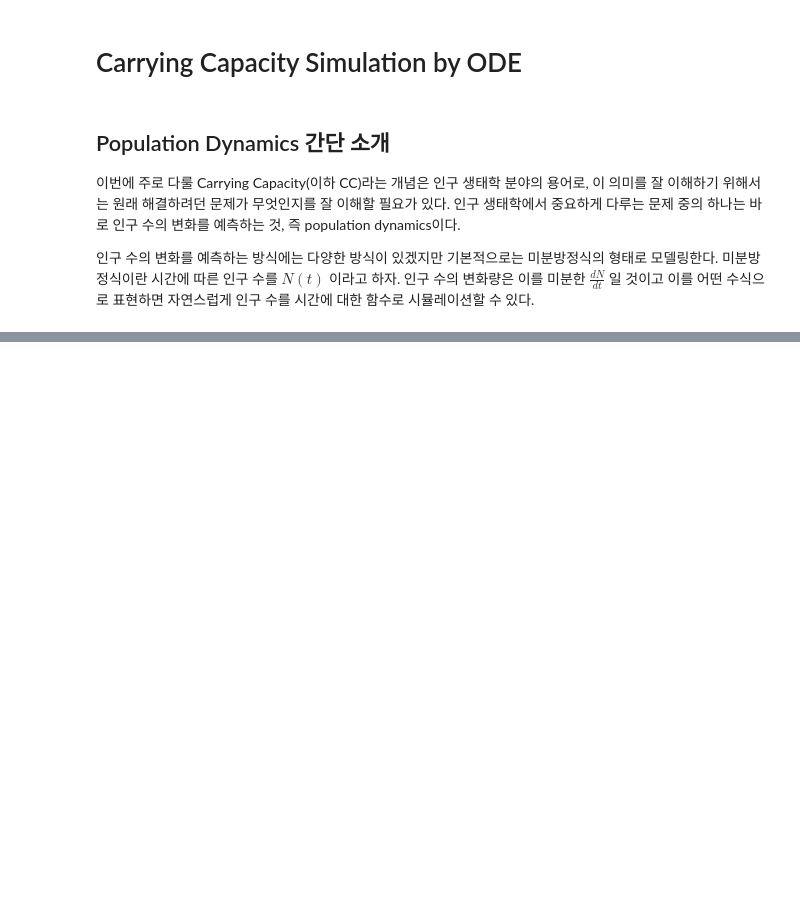
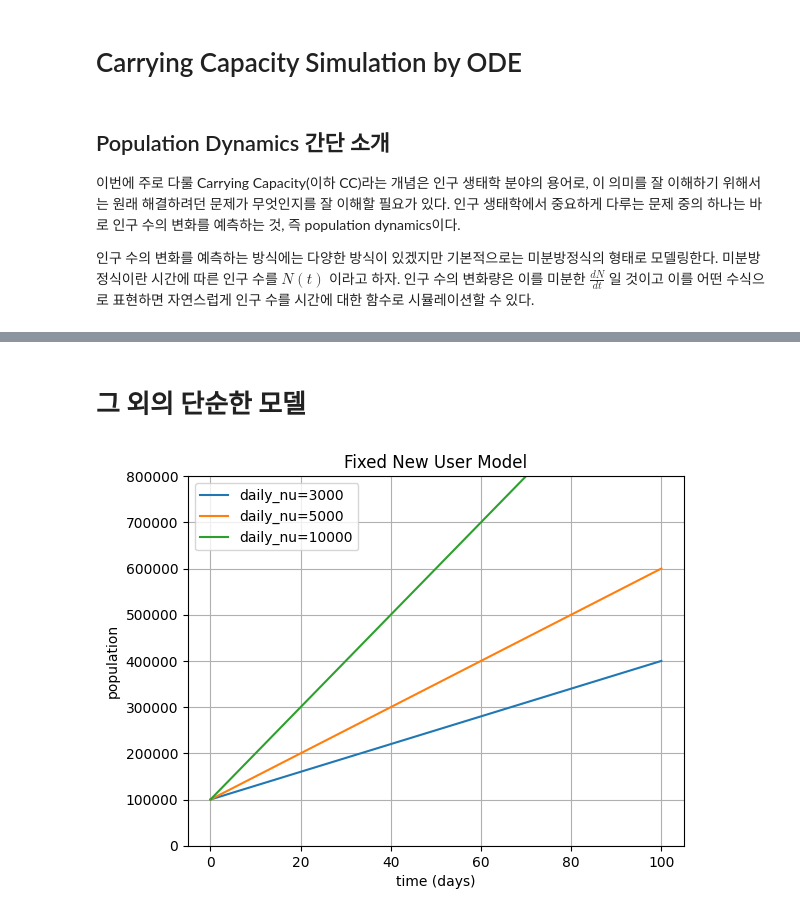
Before and after one commit to chanheelee-dev/blog-with-code, a Jupyter notebook: contents/carrying_capacity/carrying_capacity.ipynb, the cells around one changed output, grey strips where cells are left out. Drawn from its saved outputs; the diff is of its cells as text; code cells hidden in the pictures; blank space fills up the shorter version.

```diff
--- a/contents/carrying_capacity/carrying_capacity.ipynb
+++ b/contents/carrying_capacity/carrying_capacity.ipynb
@@ -152,0 +169,29 @@ plt.show()
+# %% [markdown]
+# 그 외의 단순한 모델
+# %%
+def fixed_daily_nu_model(t, N, dN):
+    return dN
+
+end_time = 100 + 1
+times = np.arange(0, end_time)
+N_0 = 100_000  # initial population
+dN = 10_000
+
+for dN in [3_000, 5_000, 10_000]:
+    sol = scipy.integrate.solve_ivp(
+        fixed_daily_nu_model,
+        t_span=(times[0], times[-1]),
+        y0=[N_0],
+        args=(dN,),
+        t_eval=times
+    )
+
+    ax = sns.lineplot(x=sol.t, y=sol.y[0], label=f"daily_nu={dN}")
+    ax.set_title("Fixed New User Model")
+    ax.set_xlabel("time (days)")
+    ax.set_ylabel("population")
+    ax.set_ylim(0, 8e5)
+
+plt.grid()
+# %% [output]
+[figure, added]
```
Also changed, not shown: parts of 12 cells of this notebook, 1 other file.
